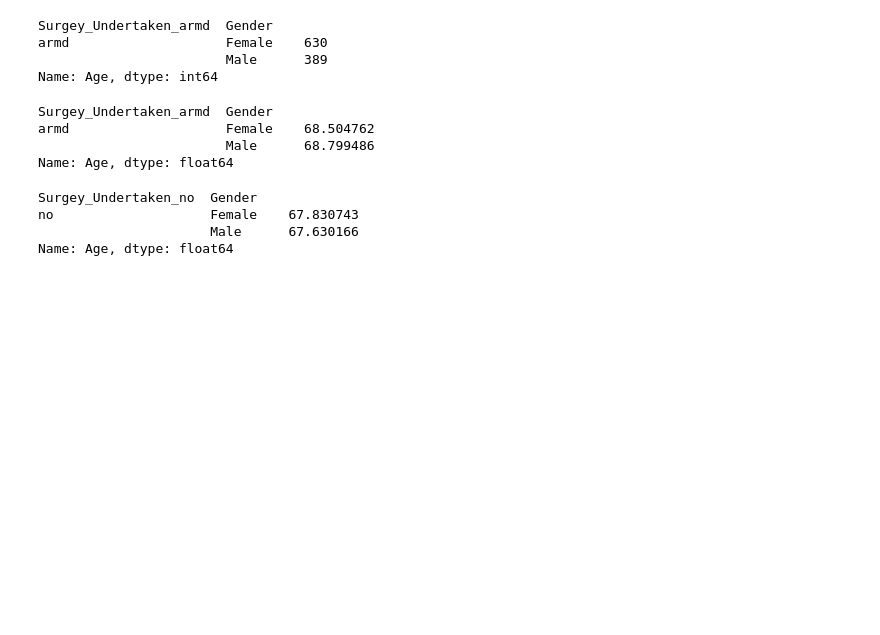
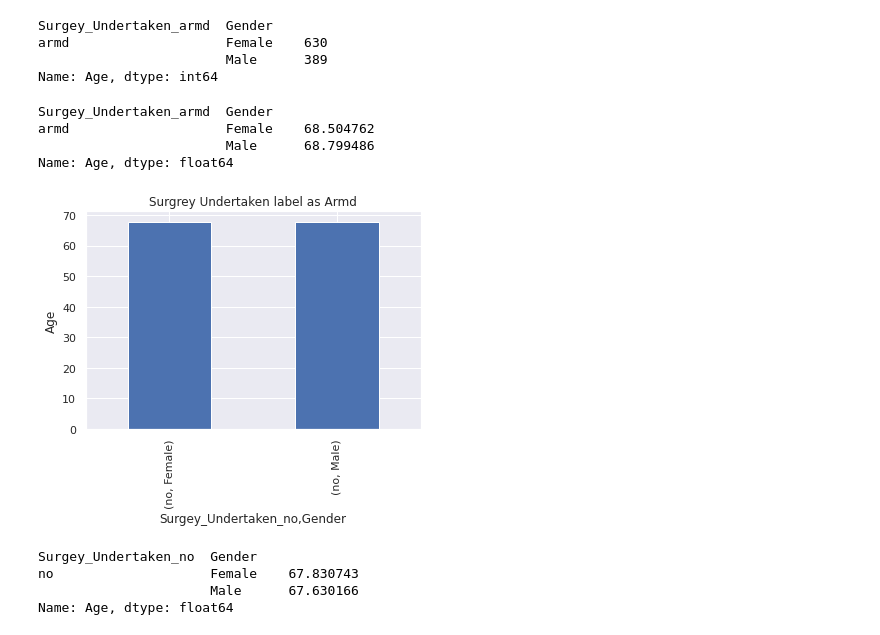
Before and after one commit to Hamza1122/ML-Ass, a Jupyter notebook: Untitled13.ipynb, the cells around one changed output. Cells and saved outputs as stored; diff of their text form; code cells hidden in the pictures; blank space fills up the shorter version.

```diff
--- a/Untitled13.ipynb
+++ b/Untitled13.ipynb
@@ -184,12 +184,19 @@ Name: Age, dtype: int64
 
 #No of armd cases mean with respect gender and age
 df['Surgey_Undertaken_armd'] = df['Surgey_Undertaken_armd'].mask(df['Surgey_Undertaken_armd'].ne('armd'))
-print(df.groupby(["Surgey_Undertaken_armd","Gender"])["Age"].mean())   #female were affected and male in armd
+temp=df.groupby(["Surgey_Undertaken_armd","Gender"])["Age"].mean()
+print(temp)   #female were affected and male in armd
 # %% [output]
 Surgey_Undertaken_armd  Gender
 armd                    Female    68.504762
                         Male      68.799486
 Name: Age, dtype: float64
+# %%
+temp.plot(kind ='bar' , title ='Surgrey Undertaken label as Armd')
+plt.ylabel('Age')
+plt.show()
+# %% [output]
+[figure, added]
 # %%
 #No of "No" cases mean with respect gender and age
 df['Surgey_Undertaken_no'] = df['Surgey_Undertaken_no'].mask(df['Surgey_Undertaken_no'].ne('no'))
```
Also changed, not shown: parts of 9 cells of this notebook.
